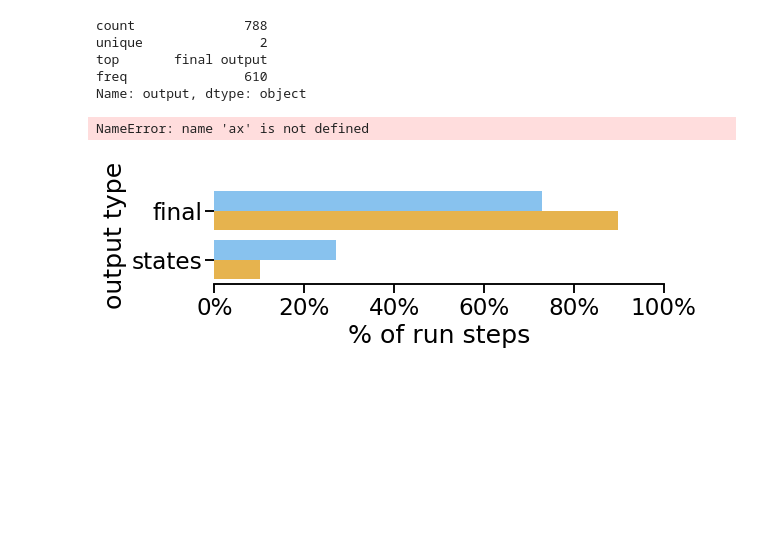
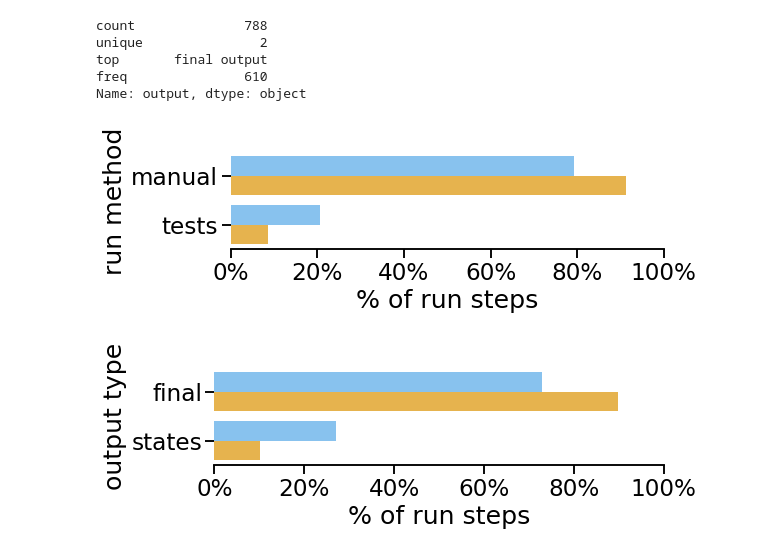
Before and after one commit to Alaboudi1/editRunCyclesAnalysis, a Jupyter notebook: RQs/RQ2/steps.ipynb, the cells around one changed output. Cells and saved outputs as stored; diff of their text form; code cells hidden in the pictures; blank space fills up the shorter version.

```diff
--- a/RQs/RQ2/steps.ipynb
+++ b/RQs/RQ2/steps.ipynb
@@ -95,18 +95,18 @@ outputResult = pd.DataFrame({"work":["debugging","debugging", "programming","pro
 # %%
 sns.set_context("talk", font_scale=1.4)
 
 g = sns.catplot(x="percentage", y='characteristics', hue="work", kind='bar', data=outputResult[outputResult["type"]=="run method"],palette={"programming": "#FFBB35", "debugging": "#77C5FF"}, orient="h", ci=None, height=3, aspect=3,sharey=False, legend=False)
 
 (g.set_axis_labels("% of run steps", "run method")
   .set_titles("{row_name} {row_var}")
   .set(xlim=(0, 100))
   .despine(left=True))
 x_value=['{:,.0f}'.format(x) + '%' for x in ax.get_xticks()]
-g.set_xticklabels(x_value)
+g.set_xticklabels(["0%","20%","40%","60%","80%","100%"])
 g.tight_layout()
 plt.savefig("runMethodChara.pdf")
 # %% [output]
-NameError: name 'ax' is not defined
+[figure, added]
 # %%
 sns.set_context("talk", font_scale=1.4)
 
```
Also changed, not shown: parts of 8 cells of this notebook, 33 other files.
